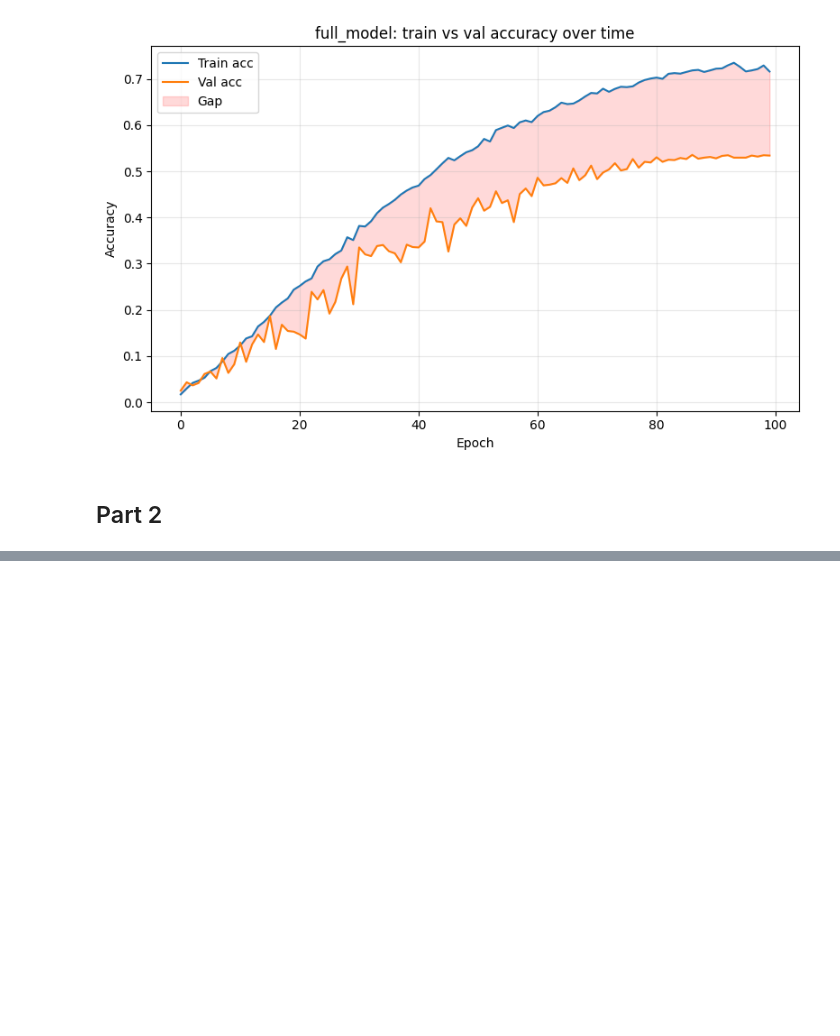
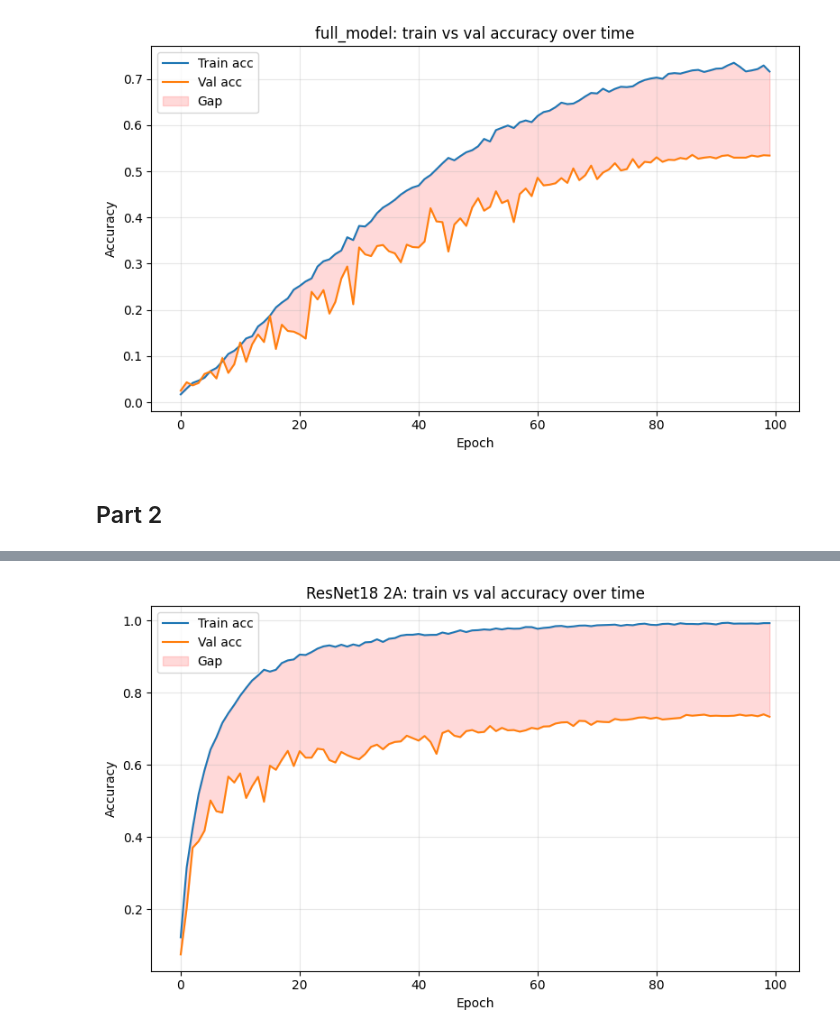
Before and after one commit to JacopoMauro21/progetto_ipcv, a Jupyter notebook: assignment_two.ipynb, the cells around one changed output, grey strips where cells are left out. Drawn from its saved outputs; the diff is of its cells as text; code cells hidden in the pictures; blank space fills up the shorter version.

```diff
--- a/assignment_two.ipynb
+++ b/assignment_two.ipynb
@@ -575,0 +549,23 @@ print(f"Test accuracy 2A: {correct/total:.4f}")
+# %%
+## 2A
+
+fix_random(seed=42)
+
+# --- model ---
+model = resnet18(weights=ResNet18_Weights.IMAGENET1K_V1)
+model.fc = nn.Linear(model.fc.in_features, 100)
+model = model.to(device)
+
+# --- same hyperparameters used in Part 1 ---
+epochs = 100
+optimizer = torch.optim.Adam(model.parameters(), lr=1e-3, weight_decay=0.0)
+scheduler = torch.optim.lr_scheduler.CosineAnnealingLR(optimizer, T_max=epochs)
+
+# Reset of train_ds since it was modified during training
+train_ds.set_aug(train_aug_full)
+
+train_dl = DataLoader(train_ds, batch_size=128, shuffle=True, num_workers=2)
+
+best_val_acc, best_params, best_epoch, best_train, history = train_loop(
+    model, train_dl, epochs, optimizer, val_dl, scheduler=scheduler, verbose=True
+)
@@ -575,0 +590,8 @@ print(f"Test accuracy 2A: {correct/total:.4f}")
+# %%
+resnet_ft_result = {
+    "name": "ResNet18 2A",
+    "history": history
+}
+plot_train_vs_val(resnet_ft_result)
+# %% [output]
+[figure, added]
```
Also changed, not shown: parts of 9 cells of this notebook.
